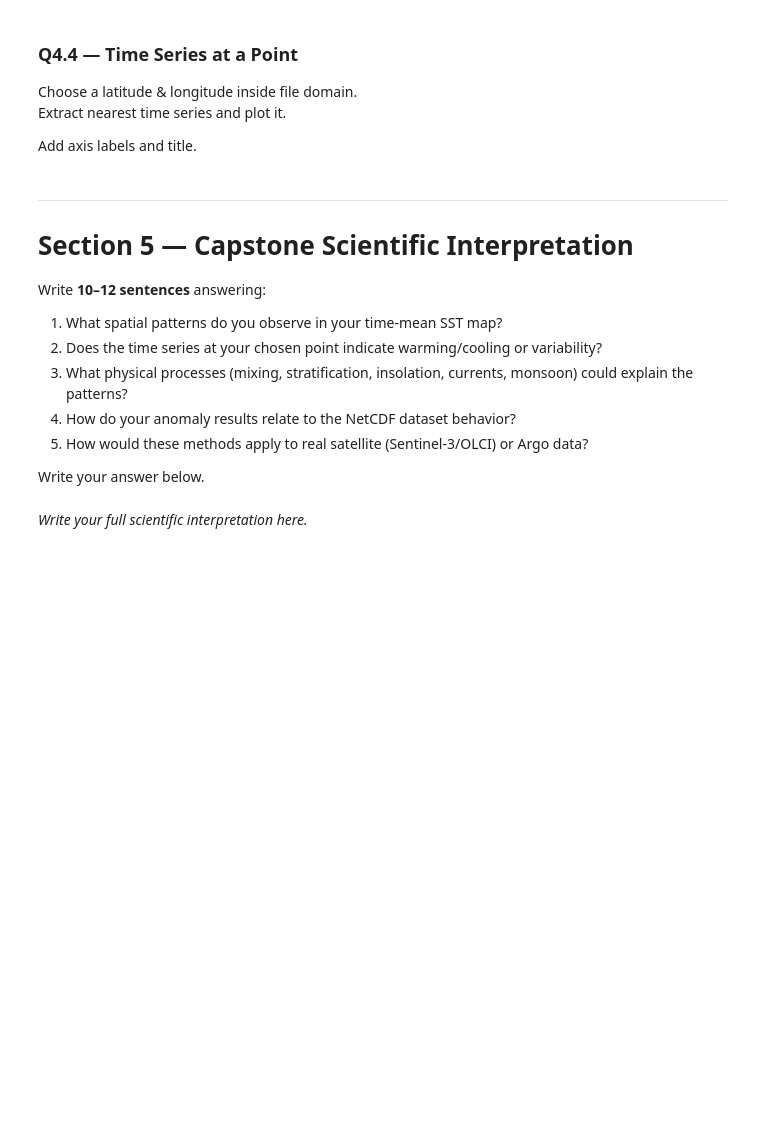
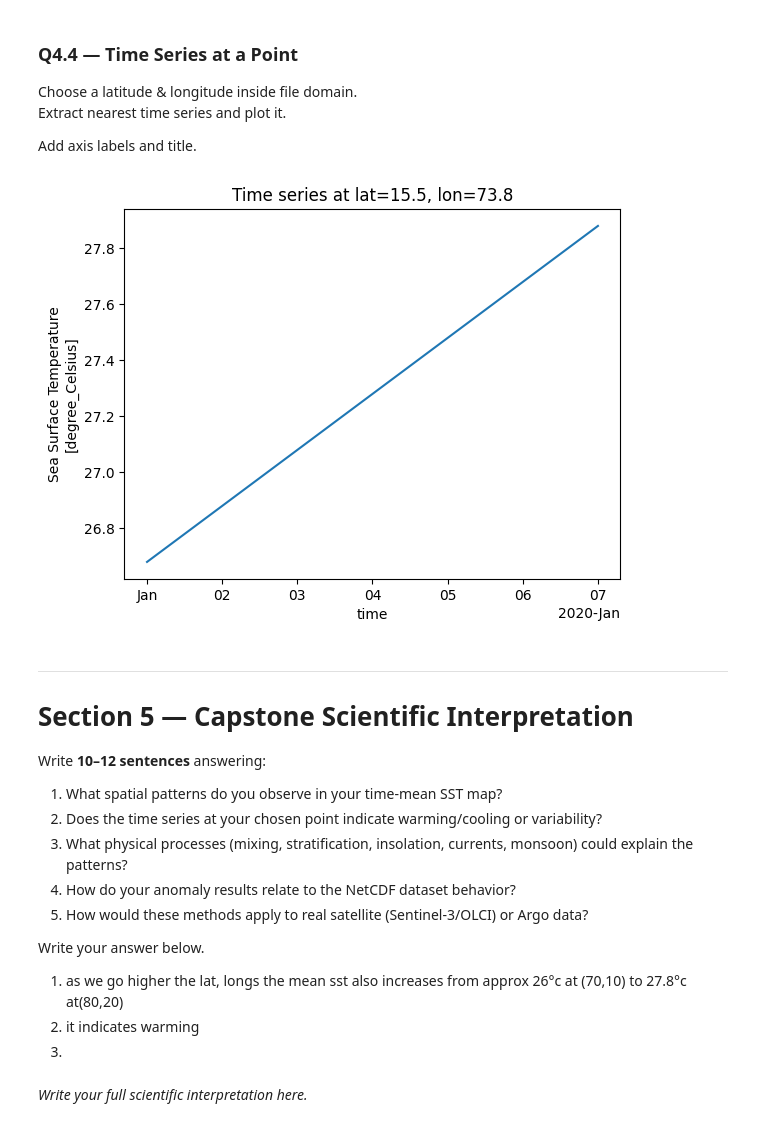
Before and after one commit to rsgis2025jayant-svg/python-basics, a Jupyter notebook: notebooks/05_Capstone_Assignment.ipynb, the cells around one changed output. Cells and saved outputs as stored; diff of their text form; code cells hidden in the pictures; blank space fills up the shorter version.

```diff
--- a/notebooks/05_Capstone_Assignment.ipynb
+++ b/notebooks/05_Capstone_Assignment.ipynb
@@ -291,3 +336,16 @@ Add axis labels and title.
+# %%
+# Q4.4
+lat_pt = 15.5
+lon_pt = 73.8
+
+ts = var.sel(lat=lat_pt, lon=lon_pt, method='nearest')
+
+plt.figure()
+ts.plot()
+plt.title(f"Time series at lat={lat_pt}, lon={lon_pt}")
+plt.show()
+# %% [output]
+[figure, added]
 # %% [markdown]
 ---
 # **Section 5 — Capstone Scientific Interpretation**
@@ -301,5 +359,8 @@ Write **10–12 sentences** answering:
 5. How would these methods apply to real satellite (Sentinel-3/OLCI) or Argo data?
 
 Write your answer below.
+1. as we go higher the lat, longs the mean sst also increases from approx 26°c at (70,10) to 27.8°c at(80,20)
+2. it indicates warming
+3.
 # %% [markdown]
 *Write your full scientific interpretation here.*
```
Also changed, not shown: parts of 9 cells of this notebook.
